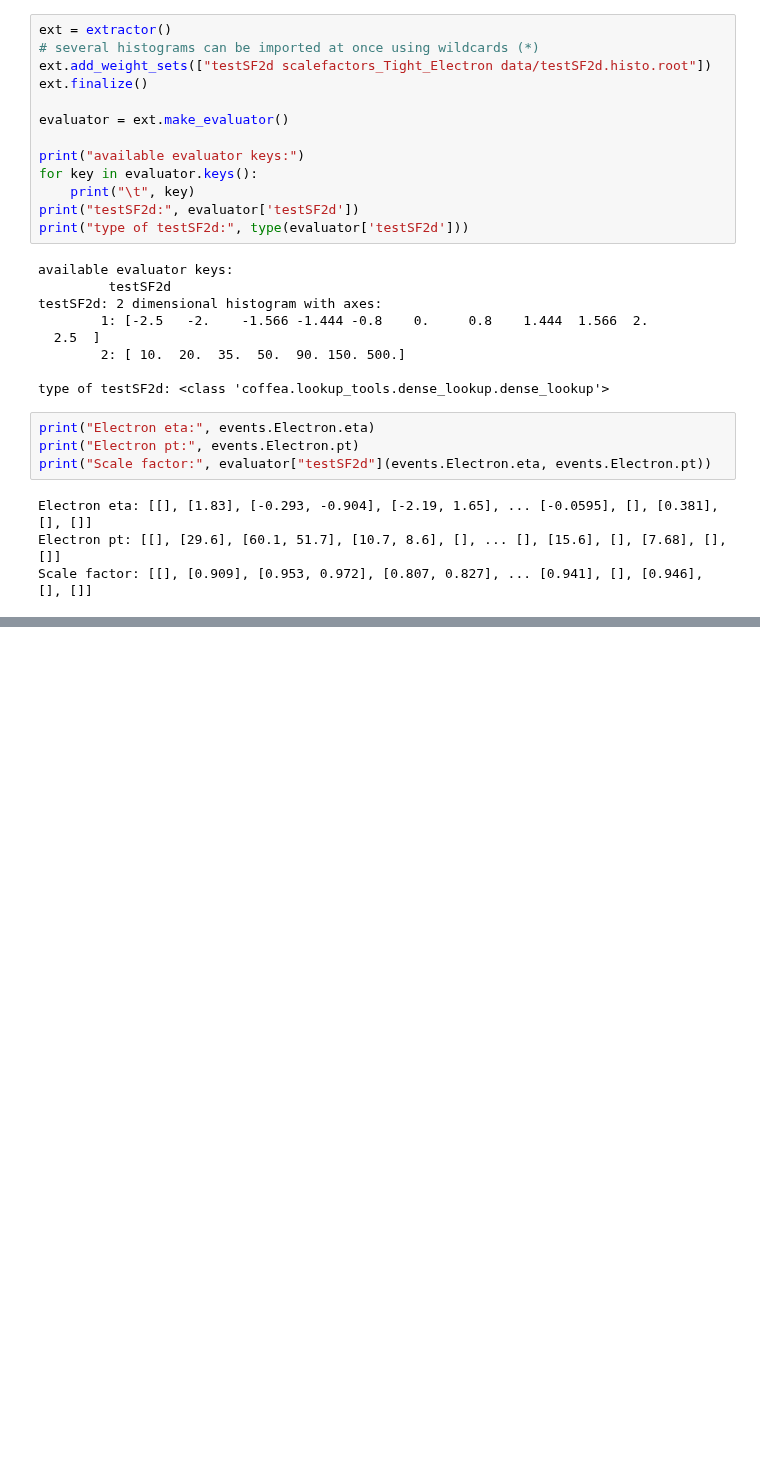
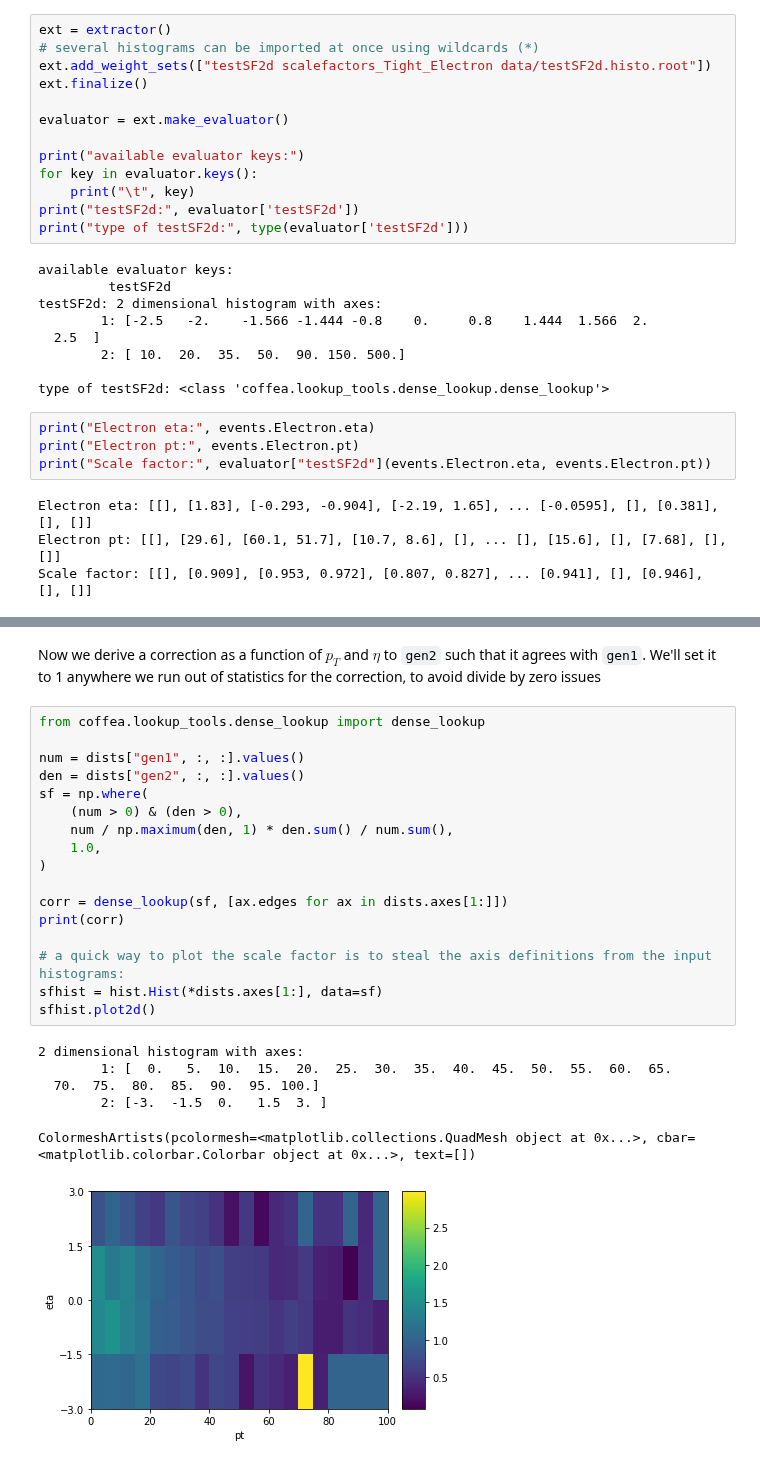
Before and after one commit to CoffeaTeam/coffea, a Jupyter notebook: binder/applying_corrections.ipynb, the cells around one changed output, grey strips where cells are left out. Drawn from its saved outputs; the diff is of its cells as text; blank space fills up the shorter version.

```diff
--- a/binder/applying_corrections.ipynb
+++ b/binder/applying_corrections.ipynb
@@ -351,0 +109,26 @@ systematic +: [[1.72, 1.77, 1.79, 1.8, 1.8], [1.01, 1.78, ... 1.8, 1.8, 1.8, 1.8
+# %% [markdown]
+Now we derive a correction as a function of $p_T$ and $\eta$ to `gen2` such that it agrees with `gen1`. We'll set it to 1 anywhere we run out of statistics for the correction, to avoid divide by zero issues
+# %%
+from coffea.lookup_tools.dense_lookup import dense_lookup
+
+num = dists["gen1", :, :].values()
+den = dists["gen2", :, :].values()
+sf = np.where(
+    (num > 0) & (den > 0),
+    num / np.maximum(den, 1) * den.sum() / num.sum(),
+    1.0,
+)
+
+corr = dense_lookup(sf, [ax.edges for ax in dists.axes[1:]])
+print(corr)
+
+# a quick way to plot the scale factor is to steal the axis definitions from the input histograms:
+sfhist = hist.Hist(*dists.axes[1:], data=sf)
+sfhist.plot2d()
+# %% [output]
+2 dimensional histogram with axes:
+        1: [  0.   5.  10.  15.  20.  25.  30.  35.  40.  45.  50.  55.  60.  65.
+  70.  75.  80.  85.  90.  95. 100.]
+        2: [-3.  -1.5  0.   1.5  3. ]
+ColormeshArtists(pcolormesh=<matplotlib.collections.QuadMesh object at 0x...>, cbar=<matplotlib.colorbar.Colorbar object at 0x...>, text=[])
+[figure, added]
```
Also changed, not shown: parts of 44 cells of this notebook, 7 other files.
